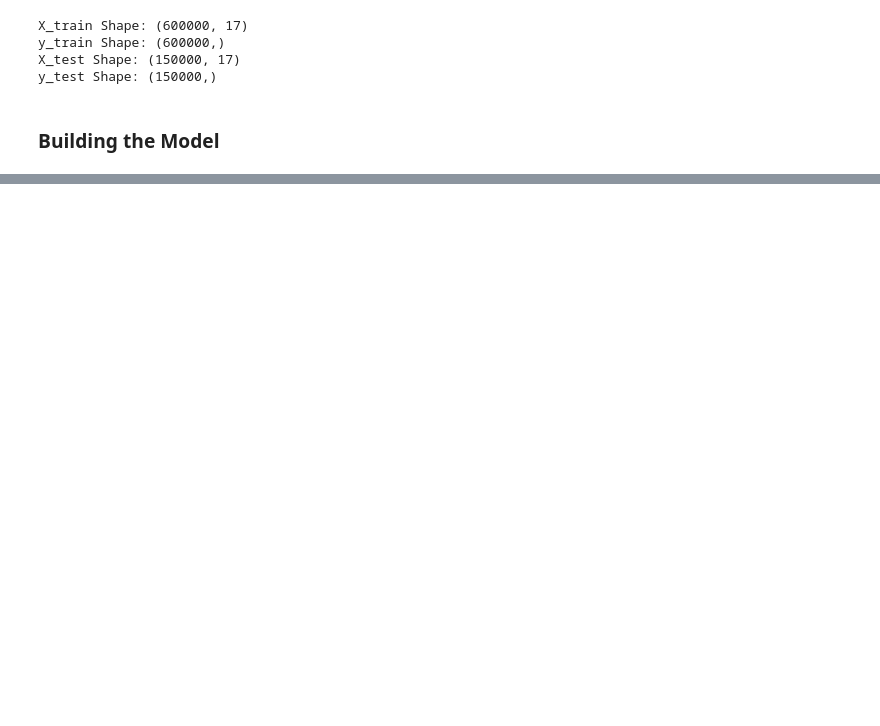
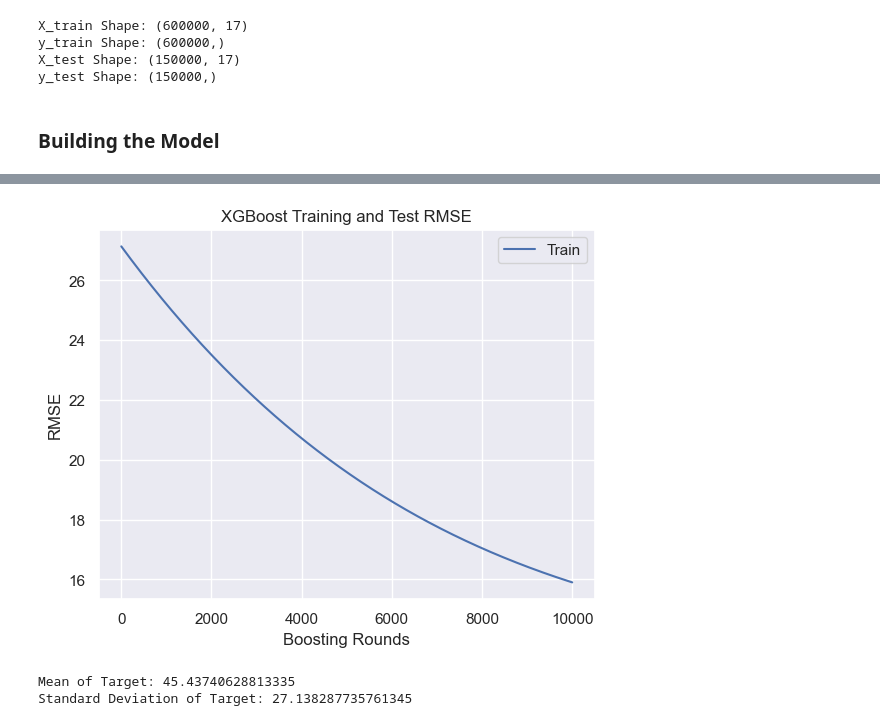
Before and after one commit to vishal-adithya/Kaggle-PlaygroundSeries, a Jupyter notebook: Season-5 ep-4/main.ipynb, the cells around one changed output, grey strips where cells are left out. Cells and saved outputs as stored; diff of their text form; code cells hidden in the pictures; blank space fills up the shorter version.

```diff
--- a/Season-5 ep-4/main.ipynb
+++ b/Season-5 ep-4/main.ipynb
@@ -116,3 +141,5 @@ preprocessed_df.head()
 # %%
 X = preprocessed_df.drop(columns = ["Listening_Time_minutes"]).values
 y = preprocessed_df["Listening_Time_minutes"].values
+# %%
+y = y.astype("float")
@@ -130,8 +167,12 @@ y_test Shape: (150000,)
 # %% [markdown]
 ### Building the Model
 # %%
-reg = xgb.XGBRegressor(n_estimators = 200,
-                       max_depth = 10,
-                       max_leaves = 10,
+reg = xgb.XGBRegressor(n_estimators = 10000,
+                       max_depth = 5,
                        learning_rate = 0.0001,
-                       verbose = 3)
+                       objective = "reg:squarederror",
+                       verbose = 3,eval_metric = "rmse")
+# %%
+eval_set = [(X, y)]
+# %%
+reg.fit(X,y,eval_set=eval_set)
@@ -137,0 +208,19 @@ reg = xgb.XGBRegressor(n_estimators = 200,
+# %%
+eval_res = reg.evals_result_
+x_axis = range(0, 10000)
+plt.plot(x_axis, eval_res['validation_0']["rmse"], label='Train')
+plt.xlabel('Boosting Rounds')
+plt.ylabel('RMSE')
+plt.legend()
+plt.title('XGBoost Training and Test RMSE')
+plt.show()
+# %% [output]
+[figure, added]
+# %%
+mean_y = y.mean()
+std_y = y.std()
+print(f"Mean of Target: {mean_y}")
+print(f"Standard Deviation of Target: {std_y}")
+# %% [output]
+Mean of Target: 45.43740628813335
+Standard Deviation of Target: 27.138287735761345
```
Also changed, not shown: parts of 10 cells of this notebook.
